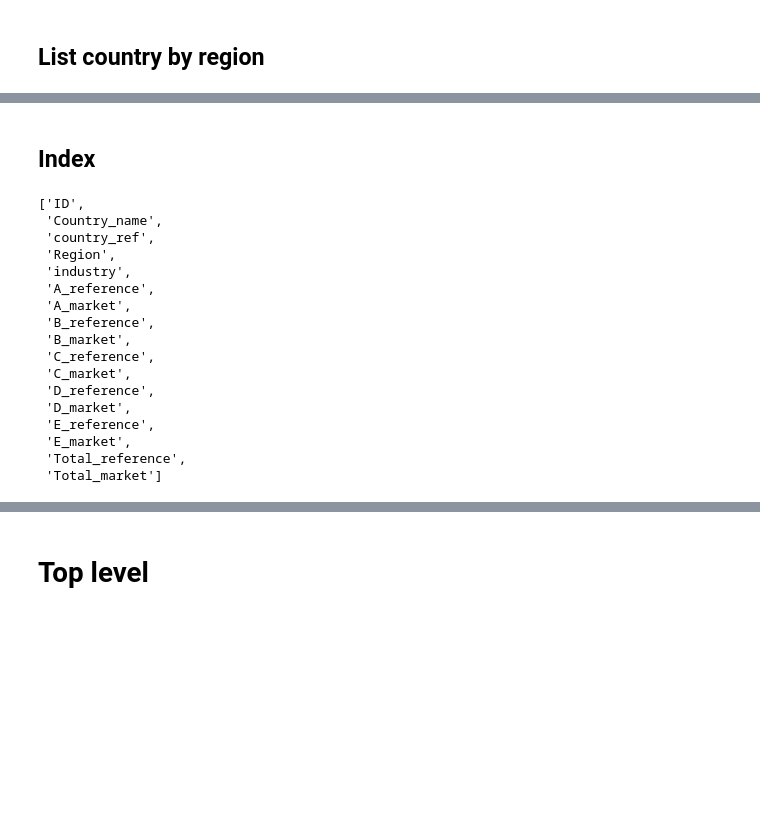
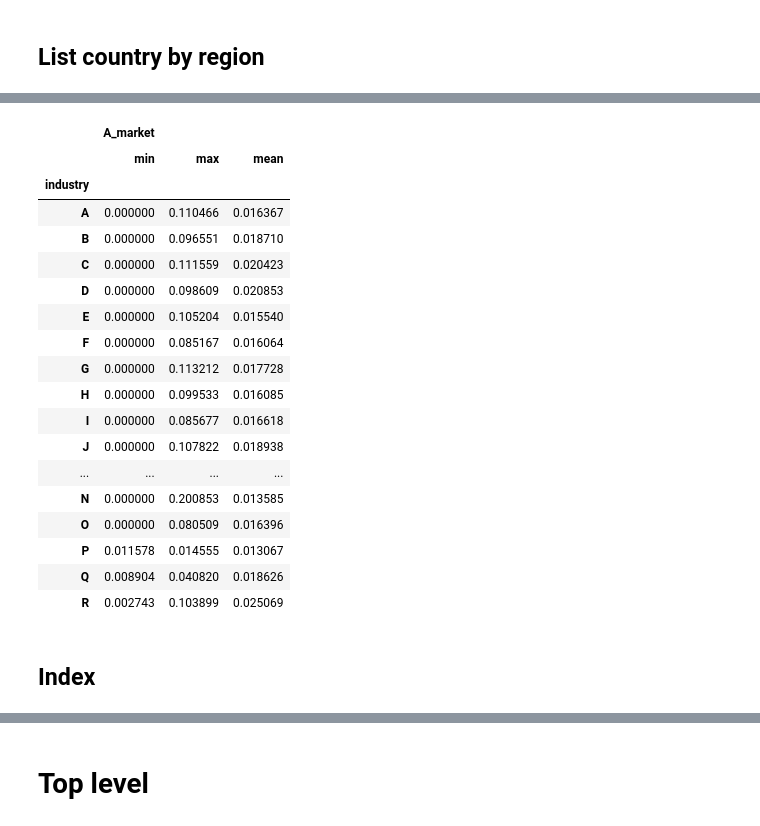
Before and after one commit to thomaspernet/PythonTeaching, a Jupyter notebook: Lectures/05_Pandas/Exercice_1.ipynb, the cells around one changed output, grey strips where cells are left out. Saved outputs shown, nothing was run; the diff lists cells and outputs as text; code cells hidden in the pictures; blank space fills up the shorter version.

```diff
--- a/Lectures/05_Pandas/Exercice_1.ipynb
+++ b/Lectures/05_Pandas/Exercice_1.ipynb
@@ -42,3 +42,8 @@ import numpy as np
 import seaborn as sns
 
 cm = sns.light_palette("green", as_cmap=True)
+# %%
+path = r"C:\Users\PERNETTH\Documents\Projects\PythonTeaching\Lectures\05_Pandas\dataPandasClass.gz"
+# %%
+df_final = pd.read_csv(path)
+df_final.head()
@@ -45,3 +59,2 @@ cm = sns.light_palette("green", as_cmap=True)
 # %%
-df_final = pd.read_csv('dataPandasClass.gz')
 df_final.sort_values(by =['ID','Country_name']).head()
@@ -148,24 +212,31 @@ for c in df_final['Region'].sort_values().unique():
+# %%
+df_final.groupby(['industry']).agg(
+
+    {'A_market': ['min', 'max', 'mean']}
+)
+# %% [output]
+|  | A_market |  |  |
+|  | min | max | mean |
+| industry |  |  |  |
+| A | 0.000000 | 0.110466 | 0.016367 |
+| B | 0.000000 | 0.096551 | 0.018710 |
+| C | 0.000000 | 0.111559 | 0.020423 |
+| D | 0.000000 | 0.098609 | 0.020853 |
+| E | 0.000000 | 0.105204 | 0.015540 |
+| F | 0.000000 | 0.085167 | 0.016064 |
+| G | 0.000000 | 0.113212 | 0.017728 |
+| H | 0.000000 | 0.099533 | 0.016085 |
+| I | 0.000000 | 0.085677 | 0.016618 |
+| J | 0.000000 | 0.107822 | 0.018938 |
+| ... | ... | ... | ... |
+| N | 0.000000 | 0.200853 | 0.013585 |
+| O | 0.000000 | 0.080509 | 0.016396 |
+| P | 0.011578 | 0.014555 | 0.013067 |
+| Q | 0.008904 | 0.040820 | 0.018626 |
+| R | 0.002743 | 0.103899 | 0.025069 |
 # %% [markdown]
 ## Index
 # %%
 list(df_final)
-# %% [output]
-['ID',
- 'Country_name',
- 'country_ref',
- 'Region',
- 'industry',
- 'A_reference',
- 'A_market',
- 'B_reference',
- 'B_market',
- 'C_reference',
- 'C_market',
- 'D_reference',
- 'D_market',
- 'E_reference',
- 'E_market',
- 'Total_reference',
- 'Total_market']
 # %%
 df_final.head()
```
Also changed, not shown: parts of 54 cells of this notebook.
